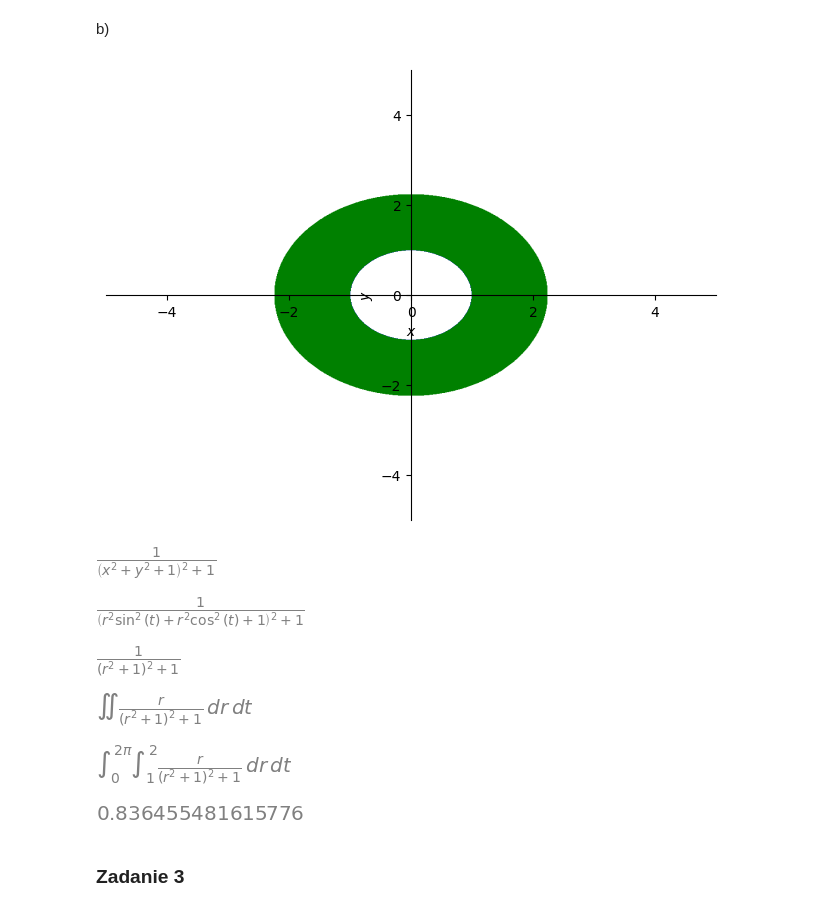
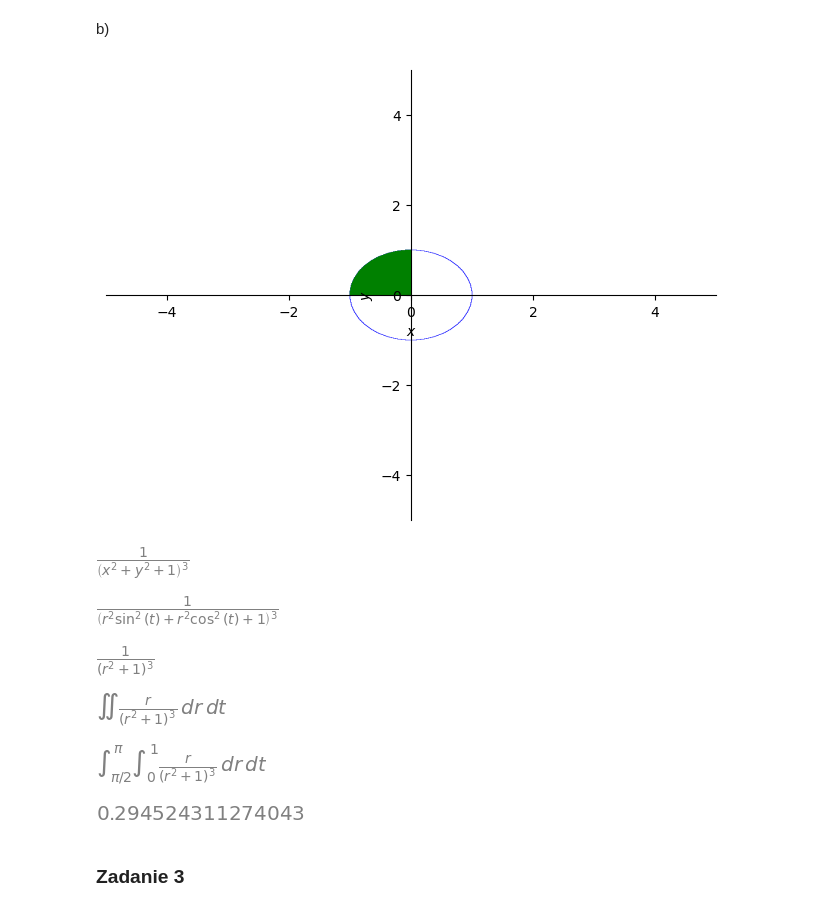
Before and after one commit to pzajaczkowski/ONWP, a Jupyter notebook: lista4/lista4.ipynb, the cells around one changed output. Cells and saved outputs as stored; diff of their text form; code cells hidden in the pictures.

```diff
--- a/lista4/lista4.ipynb
+++ b/lista4/lista4.ipynb
@@ -102,37 +103,41 @@ display(cal.doit().evalf())
 b)
 # %%
 # b
-plt1 = plot_implicit(Eq(x ** 2 + y ** 2, 1), line_color="blue", show=False)
-plt2 = plot_implicit(Eq(x ** 2 + y ** 2, 4), line_color="magenta", show=False)
-plt3 = plot_implicit(And(x ** 2 + y ** 2 <= 5, x ** 2 + y ** 2 >= 1), line_color="green", show=False)
+plt1 = plot_implicit(Eq(x**2 + y**2, 1), line_color="blue", show=False)
+plt2 = plot_implicit(x, line_color="magenta", show=False)
+plt3 = plot_implicit(y, x_var=x, line_color="orange", show=False)
+plt4 = plot_implicit(
+    And(x**2 + y**2 <= 1, x <= 0, y >= 0), line_color="green", show=False
+)
 plt1.append(plt2[0])
 plt1.append(plt3[0])
+plt1.append(plt4[0])
 plt1.show()
 # %% [output]
-[figure, old version]
+[figure, new version]
 # %%
 # b
-f = 1 / (1 + (x ** 2 + y ** 2 + 1) ** 2)
+f = 1 / (x**2 + y**2 + 1) ** 3
 display(f)
 fs = f.subs({x: r * cos(t), y: r * sin(t)})
 display(fs)
 fssim = fs.simplify()
 display(fssim)
 # %% [output]
-[figure, old version]
+[figure, new version]
-[figure, old version]
+[figure, new version]
-[figure, old version]
+[figure, new version]
 # %%
 # !!domnożyć jakobian J=r
 calf = fssim * r
 display(Integral(calf, r, t))
-cal = Integral(calf, (r, 1, 2), (t, 0, 2 * pi))
+cal = Integral(calf, (r, 0, 1), (t, pi / 2, pi))
 display(cal)
 display(cal.doit().evalf())
 # %% [output]
-[figure, old version]
+[figure, new version]
-[figure, old version]
+[figure, new version]
-[figure, old version]
+[figure, new version]
 # %% [markdown]
 ### Zadanie 3
 # %% [markdown]
```
Also changed, not shown: parts of 51 cells of this notebook, 1 other file.
